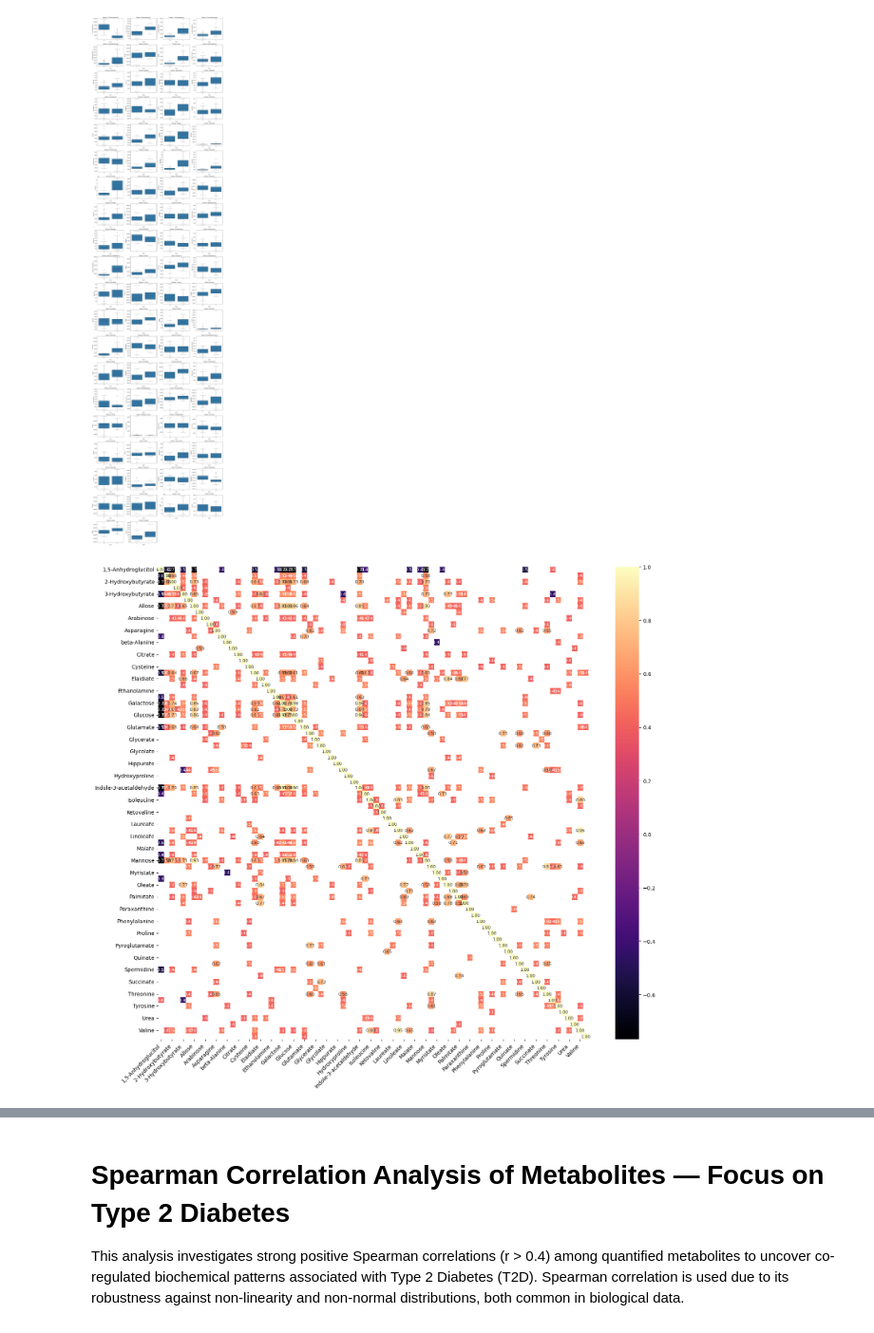
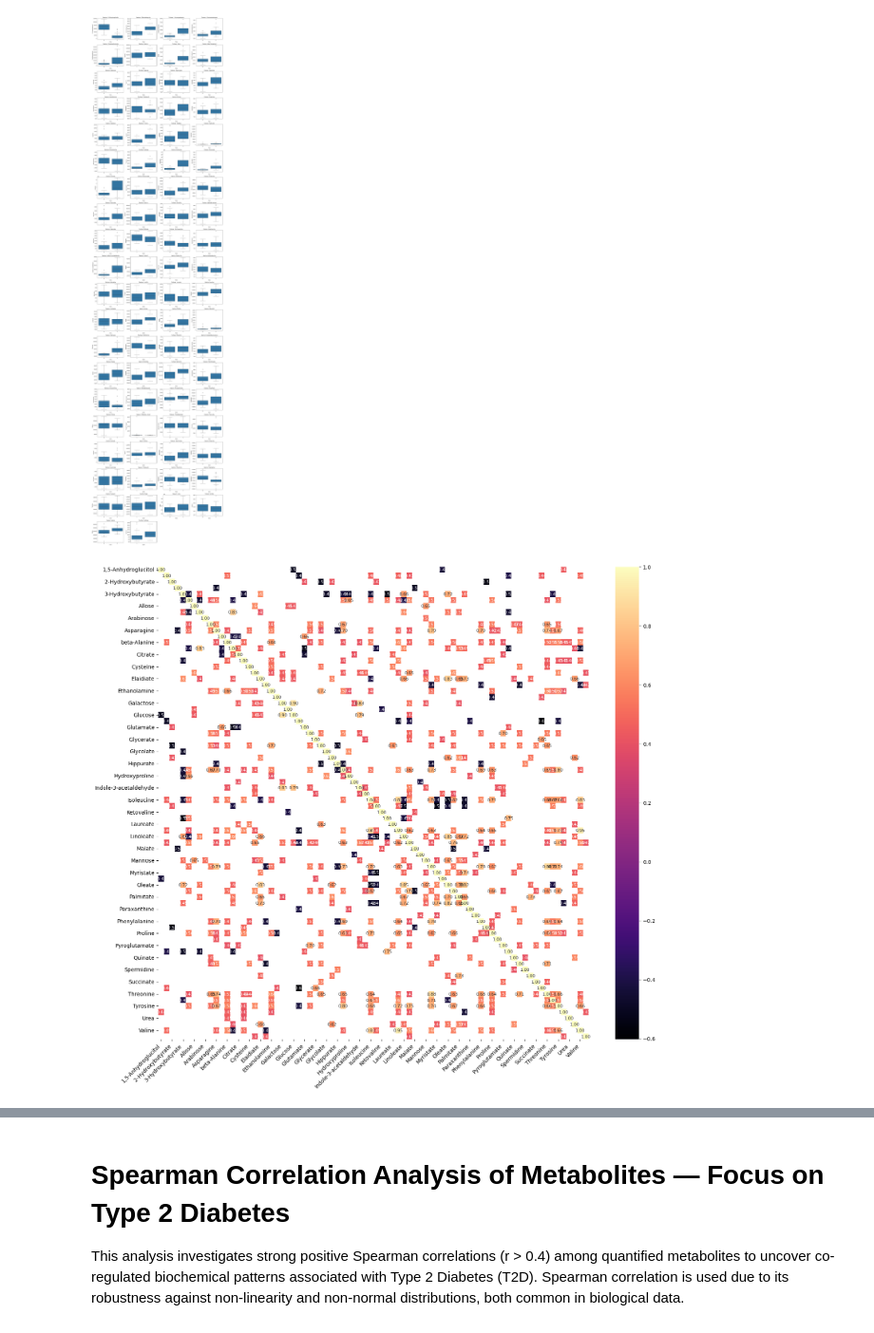
Before and after one commit to tomlas32/Diabetes, a Jupyter notebook: eda_v01.ipynb, the cells around one changed output, grey strips where cells are left out. Shown at 95% size. Cells and saved outputs as stored; diff of their text form; code cells hidden in the pictures.

Commit message:
Added get_correlation_pairs method and computed separate correlation pairs for for control and T2D groups

```diff
--- a/eda_v01.ipynb
+++ b/eda_v01.ipynb
@@ -290,25 +290,25 @@ plt.show()
 # %% [output]
 [figure]
 # %%
-# correlation heatmap
+## Correlation Heatmap for Control group
 
 # Compute correlation matrix and mask correlations with |r| < 0.4
-corr = df[feature_cols].corr(method="spearman")
-mask = np.abs(corr) < 0.4
+corr_control = df[feature_cols][df["Class"] == 0].corr(method="spearman")
+mask = np.abs(corr_control) < 0.4
 
 # Generate the heatmap with correlation values
 plt.figure(figsize=(16, 14))
-sns.heatmap(corr,
+sns.heatmap(corr_control,
             mask=mask,
             annot=True,
             fmt=".2f",         # Limit decimal places
             cmap='magma',      # Use a visually distinct color map
             annot_kws={"size": 8})  # Adjust annotation font size
 
 # Improve tick label appearance
 plt.xticks(rotation=45, ha='right')
 plt.yticks(rotation=0)
 plt.tight_layout()
 plt.show()
 # %% [output]
-[figure, old version]
+[figure, new version]
```
Also changed, not shown: parts of 6 cells of this notebook.
